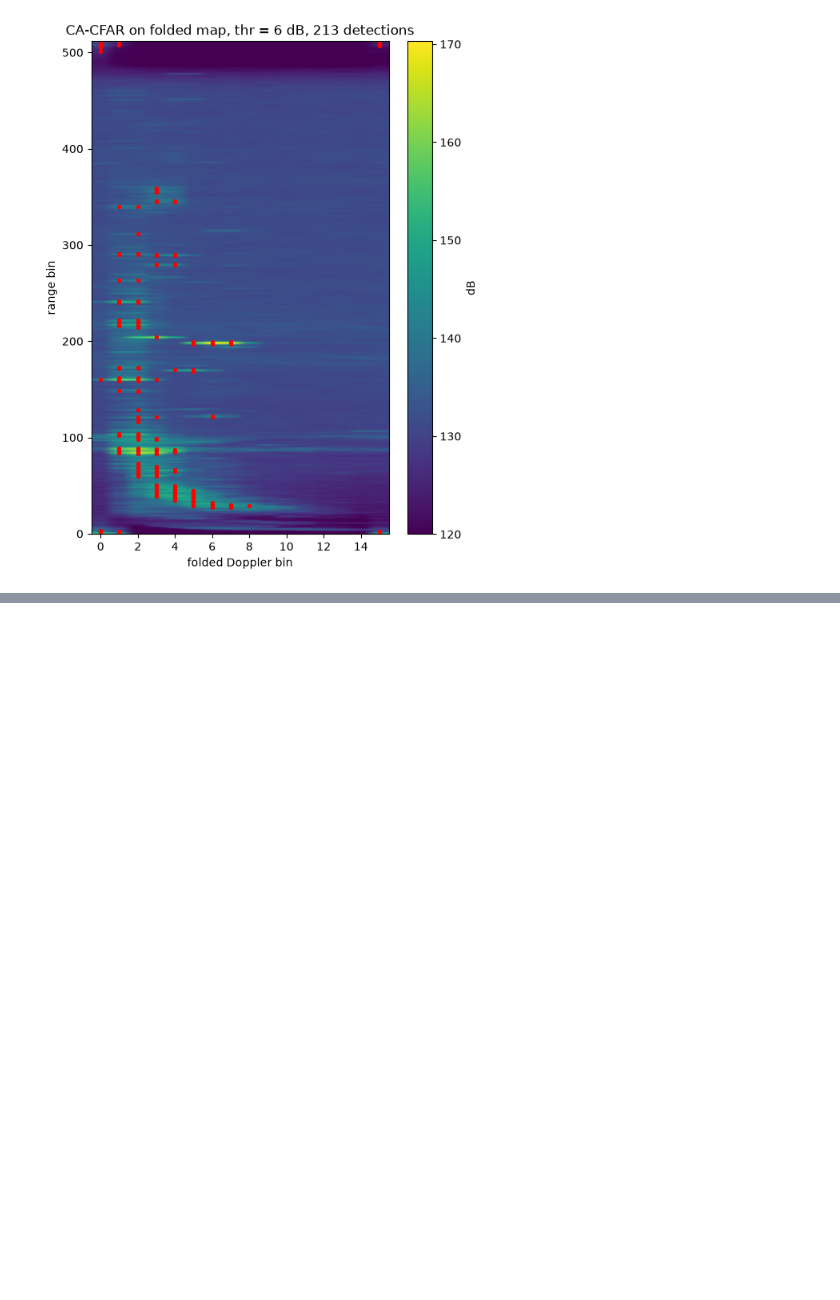
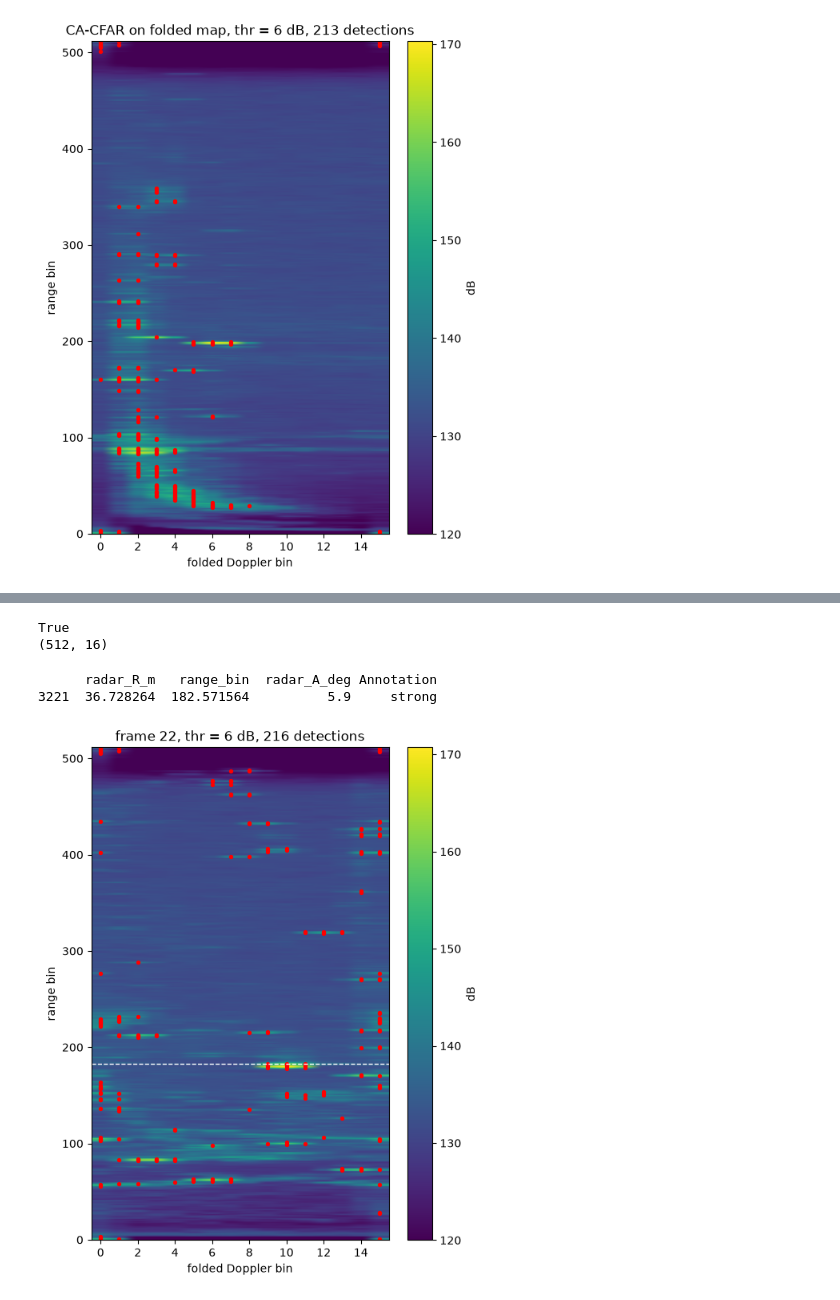
Before and after one commit to PLANETORIAN/Sparse-FFT-Radar, a Jupyter notebook: notebooks/01_loader.ipynb, the cells around one changed output, grey strips where cells are left out. Saved outputs shown, nothing was run; the diff lists cells and outputs as text; code cells hidden in the pictures; blank space fills up the shorter version.

```diff
--- a/notebooks/01_loader.ipynb
+++ b/notebooks/01_loader.ipynb
@@ -217,0 +249,47 @@ plt.show()
+# %%
+def frame_to_pred(n):
+    keys = [("radar_ch3", n), ("radar_ch0", n+1), ("radar_ch1", n+3), ("radar_ch2", n+2)]
+
+    cubes = []
+    for chip, s in keys:
+        off, size = radar[chip][s]
+        cubes.append(chip_cube(read_block(chip, off, size)))   # each is (512, 256, 4)
+
+    cube = np.concatenate(cubes, axis=2)                     # -> (512, 256, 16)
+    cube = cube - cube.mean(axis=(0, 1), keepdims=True)
+
+    rng = np.fft.fft(cube * w_range[:, None, None],   axis=0)
+    rd  = np.fft.fft(rng  * w_doppler[None, :, None], axis=1)
+
+    Pm = np.sum(np.abs(rd), axis=2)                          # sum over the 16 channels
+    return Pm.reshape(512, 16, 16).sum(axis=1)               # the fold
+# %%
+P0 = frame_to_pred(frames[0])
+print(np.allclose(P0, P_red))        # must print True
+P22 = frame_to_pred(frames[22])
+print(P22.shape)                     # (512, 16)
+# %% [output]
+True
+(512, 16)
+# %%
+P22  = frame_to_pred(frames[22])
+hits = ca_cfar(P22, thr_db=6)
+det  = np.argwhere(hits)
+
+f22 = lab[lab["index"] == 22]
+print(f22[["radar_R_m", "range_bin", "radar_A_deg", "Annotation"]])
+
+plt.figure(figsize=(6, 8))
+im = plt.imshow(20*np.log10(P22 + 1e-9), aspect="auto", origin="lower", vmin=120)
+plt.scatter(det[:, 1], det[:, 0], s=8, c="r")
+for rb in f22["range_bin"]:
+    plt.axhline(rb, color="w", ls="--", lw=1)
+plt.xlabel("folded Doppler bin"); plt.ylabel("range bin")
+plt.colorbar(im, label="dB")
+plt.title(f"frame 22, thr = 6 dB, {hits.sum()} detections")
+plt.savefig("../figures/cfar_frame22_label.png", dpi=150, bbox_inches="tight")
+plt.show()
+# %% [output]
+      radar_R_m   range_bin  radar_A_deg Annotation
+3221  36.728264  182.571564          5.9     strong
+[figure, added]
```
Also changed, not shown: parts of 5 cells of this notebook, 3 other files.
